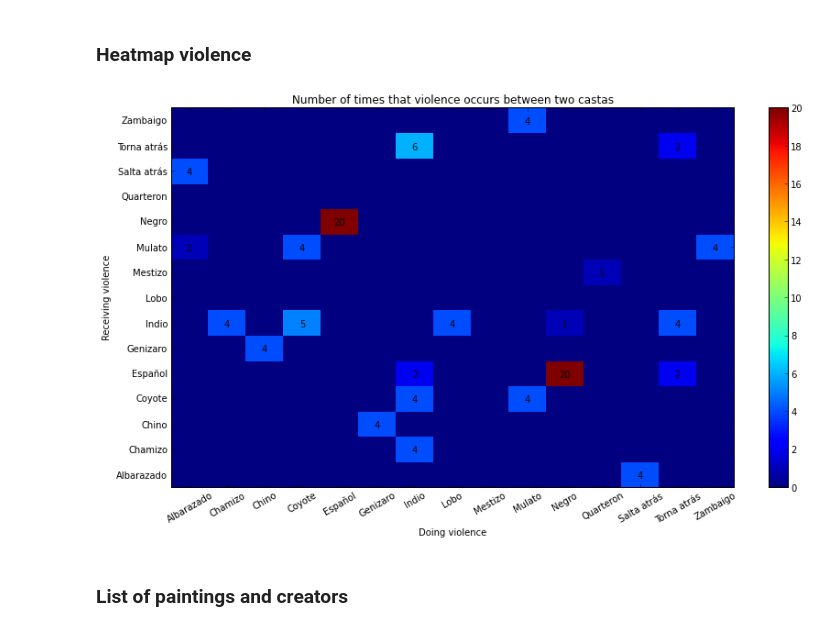
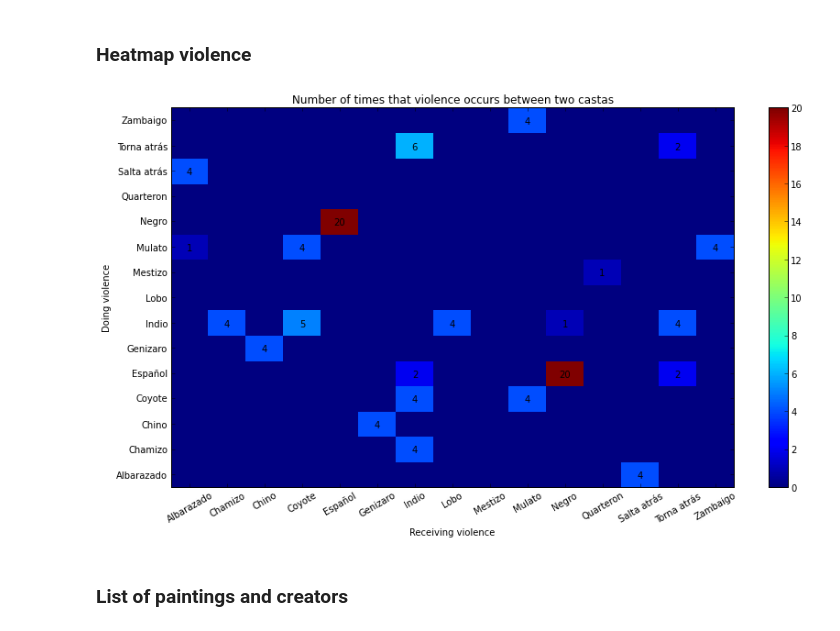
Before and after one commit to mavillard/castas, a Jupyter notebook: analysis.ipynb, the cells around one changed output. Drawn from its saved outputs; the diff is of its cells as text; code cells hidden in the pictures.

```diff
--- a/analysis.ipynb
+++ b/analysis.ipynb
@@ -1310,25 +1310,25 @@ violence_df = pd.DataFrame(castas_doing_and_receiving_violence_by_casta)
 # %%
 plt.pcolor(violence_df)
 cb = plt.colorbar()
 plt.xticks(np.arange(0.5, len(violence_df.columns), 1), violence_df.columns, rotation=30)
 plt.yticks(np.arange(0.5, len(violence_df.index), 1), violence_df.index)
-plt.xlabel('Doing violence')
-plt.ylabel('Receiving violence')
+plt.xlabel('Receiving violence')
+plt.ylabel('Doing violence')
 plt.xlim([0,len(violence_df.columns)])
 plt.ylim([0,len(violence_df.index)])
 plt.title('Number of times that violence occurs between two castas')
-for x in range(violence_df.shape[0]):
-    for y in range(violence_df.shape[1]):
-        value = violence_df[violence_df.index[x]][violence_df.columns[y]]
+for y in range(violence_df.shape[0]):
+    for x in range(violence_df.shape[1]):
+        value = violence_df[violence_df.columns[x]][violence_df.index[y]]
         if value > 0:
             plt.text(
                 x + 0.5, y + 0.5, value,
                 horizontalalignment='center',
                 verticalalignment='center',
             )
 plt.show()
 # %% [output]
-[figure, old version]
+[figure, new version]
 # %% [markdown]
 ### List of paintings and creators
 # %%
```
